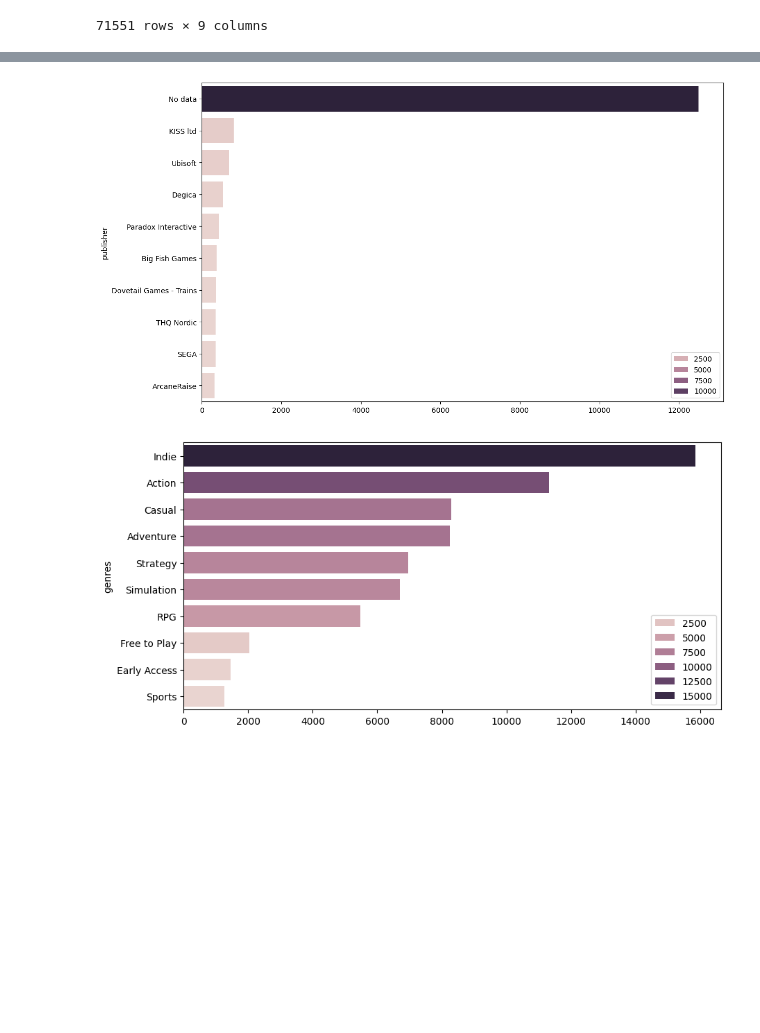
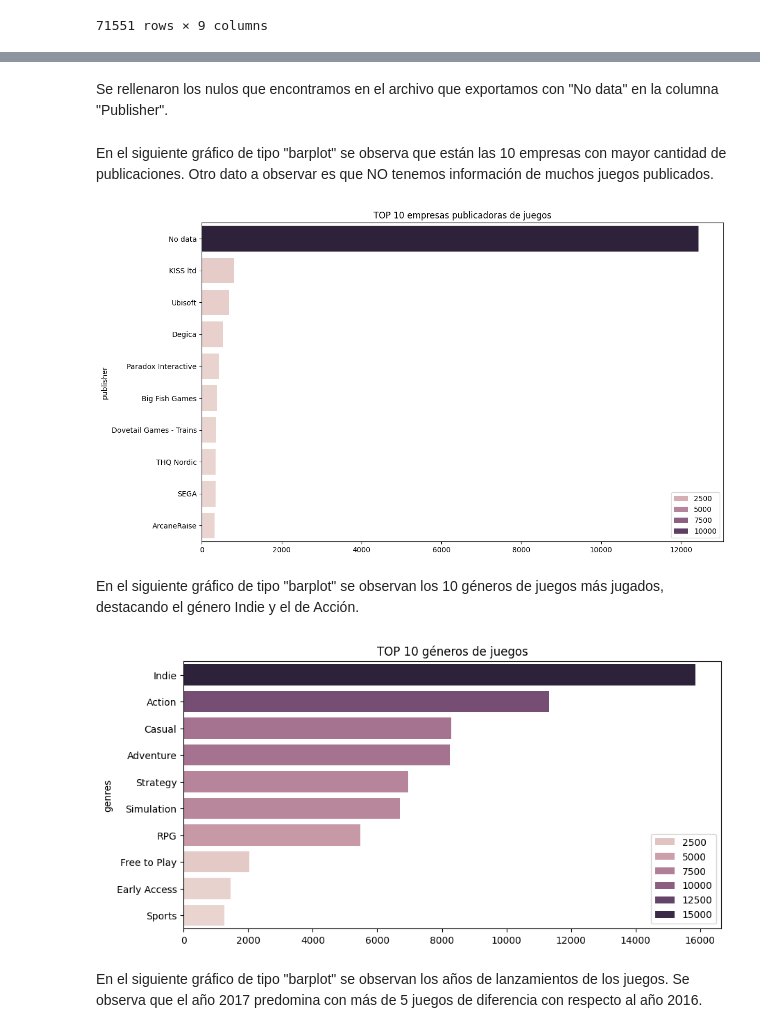
Before and after one commit to MaximilianoTauil/Individual_Proyecto, a Jupyter notebook: Notebooks/EDA.ipynb, the cells around one changed output, grey strips where cells are left out. Cells and saved outputs as stored; diff of their text form; code cells hidden in the pictures; blank space fills up the shorter version.

```diff
--- a/Notebooks/EDA.ipynb
+++ b/Notebooks/EDA.ipynb
@@ -211,20 +280,30 @@ Herr.analizar_datos(data_output)
+# %% [markdown]
+Se rellenaron los nulos que encontramos en el archivo que exportamos con "No data" en la columna "Publisher".
 # %%
 data_output['publisher'] = data_output['publisher'].fillna('No data')
+# %% [markdown]
+En el siguiente gráfico de tipo "barplot" se observa que están las 10 empresas con mayor cantidad de publicaciones. Otro dato a observar es que NO tenemos información de muchos juegos publicados.
 # %%
 contador_publisher = data_output['publisher'].value_counts()
 top10_publisher = contador_publisher.head(10)
 plt.figure(figsize=(13,8))
 sns.barplot(x=top10_publisher.values,y=top10_publisher.index,hue=top10_publisher.values)
+plt.title("TOP 10 empresas publicadoras de juegos")
 plt.show()
 # %% [output]
-[figure, old version]
+[figure, new version]
+# %% [markdown]
+En el siguiente gráfico de tipo "barplot" se observan los 10 géneros de juegos más jugados, destacando el género Indie y el de Acción.
 # %%
 contador_genres = data_output['genres'].value_counts()
 top10_genres = contador_genres.head(10)
 plt.figure(figsize=(10,5))
 sns.barplot(x=top10_genres.values,y=top10_genres.index,hue=top10_genres.values)
+plt.title("TOP 10 géneros de juegos")
 plt.show()
 # %% [output]
-[figure, old version]
+[figure, new version]
+# %% [markdown]
+En el siguiente gráfico de tipo "barplot" se observan los años de lanzamientos de los juegos. Se observa que el año 2017 predomina con más de 5 juegos de diferencia con respecto al año 2016.
 # %%
 contador_date = data_output['release_date'].value_counts().sort_index()
```
Also changed, not shown: parts of 46 cells of this notebook, 3 other files.
